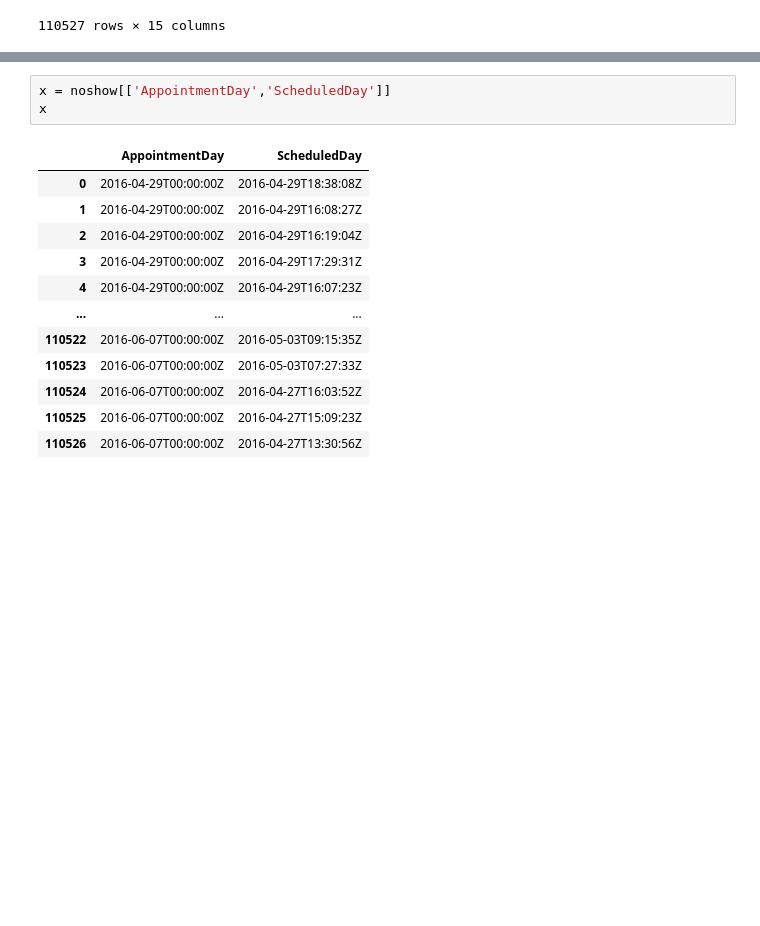
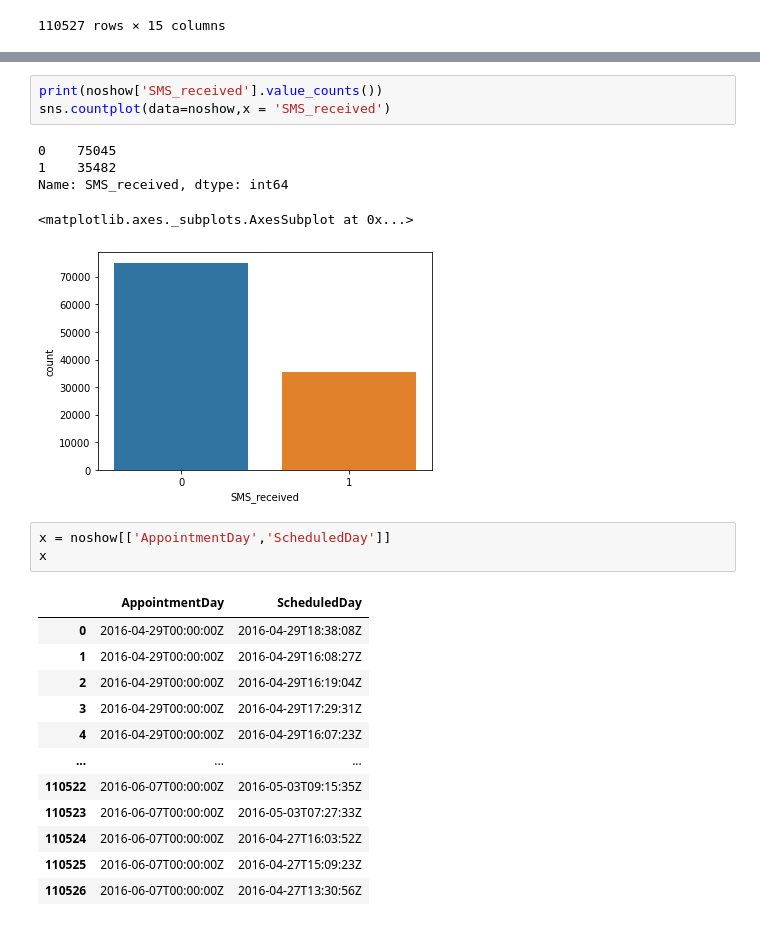
Before and after one commit to vy-phung/Data-analysis, a Jupyter notebook: No_Show_Medical_Appointment.ipynb, the cells around one changed output, grey strips where cells are left out. Cells and saved outputs as stored; diff of their text form; blank space fills up the shorter version.

```diff
--- a/No_Show_Medical_Appointment.ipynb
+++ b/No_Show_Medical_Appointment.ipynb
@@ -138,3 +125,12 @@ x1
+# %%
+print(noshow['SMS_received'].value_counts())
+sns.countplot(data=noshow,x = 'SMS_received')
+# %% [output]
+0    75045
+1    35482
+Name: SMS_received, dtype: int64
+<matplotlib.axes._subplots.AxesSubplot at 0x...>
+[figure, added]
 # %%
 x = noshow[['AppointmentDay','ScheduledDay']]
 x
```
Also changed, not shown: parts of 19 cells of this notebook.
